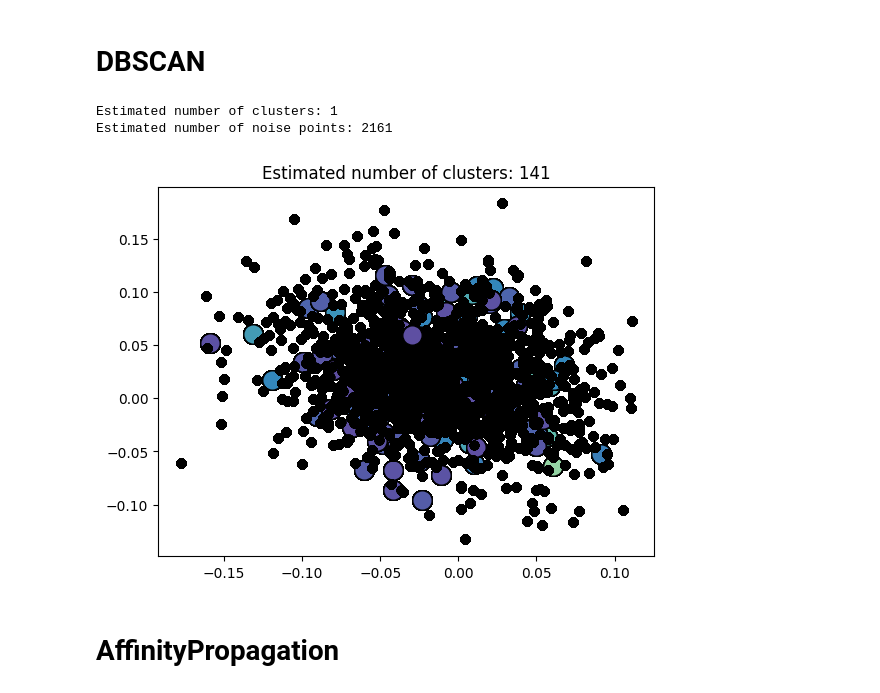
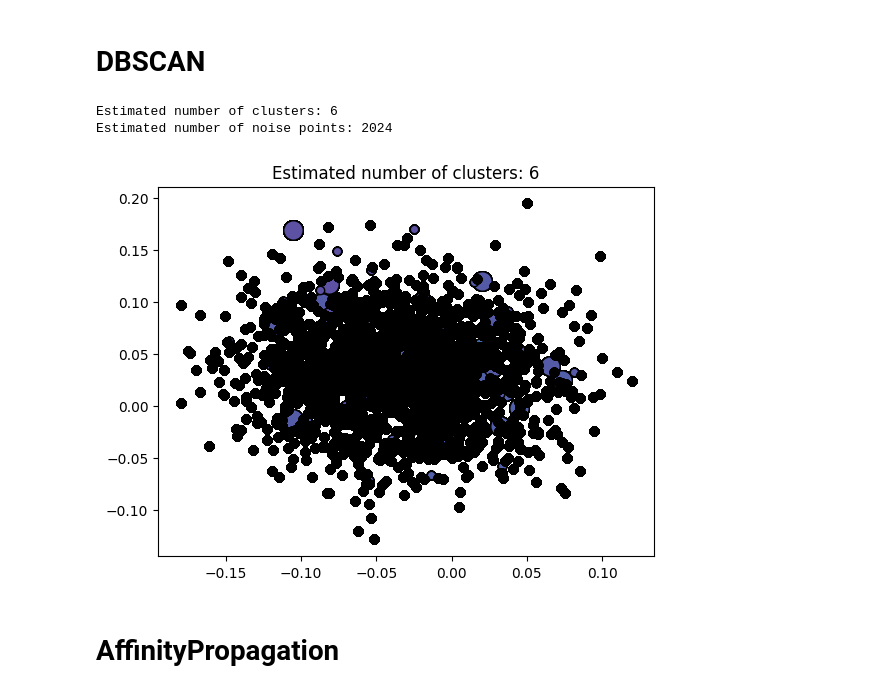
Before and after one commit to NinaWilschut/Master_Thesis, a Jupyter notebook: title_embed.ipynb, the cells around one changed output. Drawn from its saved outputs; the diff is of its cells as text; code cells hidden in the pictures.

```diff
--- a/title_embed.ipynb
+++ b/title_embed.ipynb
@@ -61,0 +57,21 @@ plt.show()
+# %%
+brc = Birch(threshold=0.7, n_clusters=None)
+brc.fit(embed)
+
+brc_labels = brc.labels_
+
+out = brc.predict(embed)
+
+
+# Number of clusters in labels, ignoring noise if present.
+n_clusters_ = len(set(brc_labels)) - (1 if -1 in brc_labels else 0)
+n_noise_ = list(brc_labels).count(-1)
+
+print("Estimated number of clusters: %d" % n_clusters_)
+print("Estimated number of noise points: %d" % n_noise_)
+
+plt.scatter(embed[:,0], embed[:,1], c=out)
+plt.show()
+
+#doesnt work
+plotting(embed, titles)
@@ -62,19 +92,15 @@ plt.show()
 # %% [markdown]
 # DBSCAN
 # %%
-import numpy as np
-from sklearn.cluster import DBSCAN
-from sklearn import metrics
-
-db = DBSCAN(eps=0.3, min_samples=10).fit(embed)
-labels = db.labels_
+db = DBSCAN(eps=0.9, min_samples=10).fit(embed)
+db_labels = db.labels_
 
 # Number of clusters in labels, ignoring noise if present.
-n_clusters_ = len(set(labels)) - (1 if -1 in labels else 0)
-n_noise_ = list(labels).count(-1)
+n_clusters_ = len(set(db_labels)) - (1 if -1 in db_labels else 0)
+n_noise_ = list(db_labels).count(-1)
 
 print("Estimated number of clusters: %d" % n_clusters_)
 print("Estimated number of noise points: %d" % n_noise_)
 # %% [output]
-Estimated number of clusters: 1
-Estimated number of noise points: 2161
+Estimated number of clusters: 6
+Estimated number of noise points: 2024
@@ -81,6 +113,4 @@ Estimated number of noise points: 2161
 # %%
-import matplotlib.pyplot as plt
-
 unique_labels = db.labels_
 core_samples_mask = np.zeros_like(db.labels_, dtype=bool)
 core_samples_mask[db.core_sample_indices_] = True
@@ -88,34 +118,34 @@ core_samples_mask[db.core_sample_indices_] = True
 colors = [plt.cm.Spectral(each) for each in np.linspace(0, 1, len(unique_labels))]
 for k, col in zip(unique_labels, colors):
     if k == -1:
         # Black used for noise.
         col = [0, 0, 0, 1]
 
-    class_member_mask = labels == k
+    class_member_mask = db_labels == k
 
     xy = embed[class_member_mask & core_samples_mask]
     plt.plot(
         xy[:, 0],
         xy[:, 1],
         "o",
         markerfacecolor=tuple(col),
         markeredgecolor="k",
         markersize=14,
     )
 
     xy = embed[class_member_mask & ~core_samples_mask]
     plt.plot(
         xy[:, 0],
         xy[:, 1],
         "o",
         markerfacecolor=tuple(col),
         markeredgecolor="k",
         markersize=6,
     )
 
 plt.title(f"Estimated number of clusters: {n_clusters_}")
 plt.show()
 # %% [output]
-[figure, old version]
+[figure, new version]
 # %% [markdown]
 # AffinityPropagation
```
Also changed, not shown: parts of 19 cells of this notebook, 7 other files.
